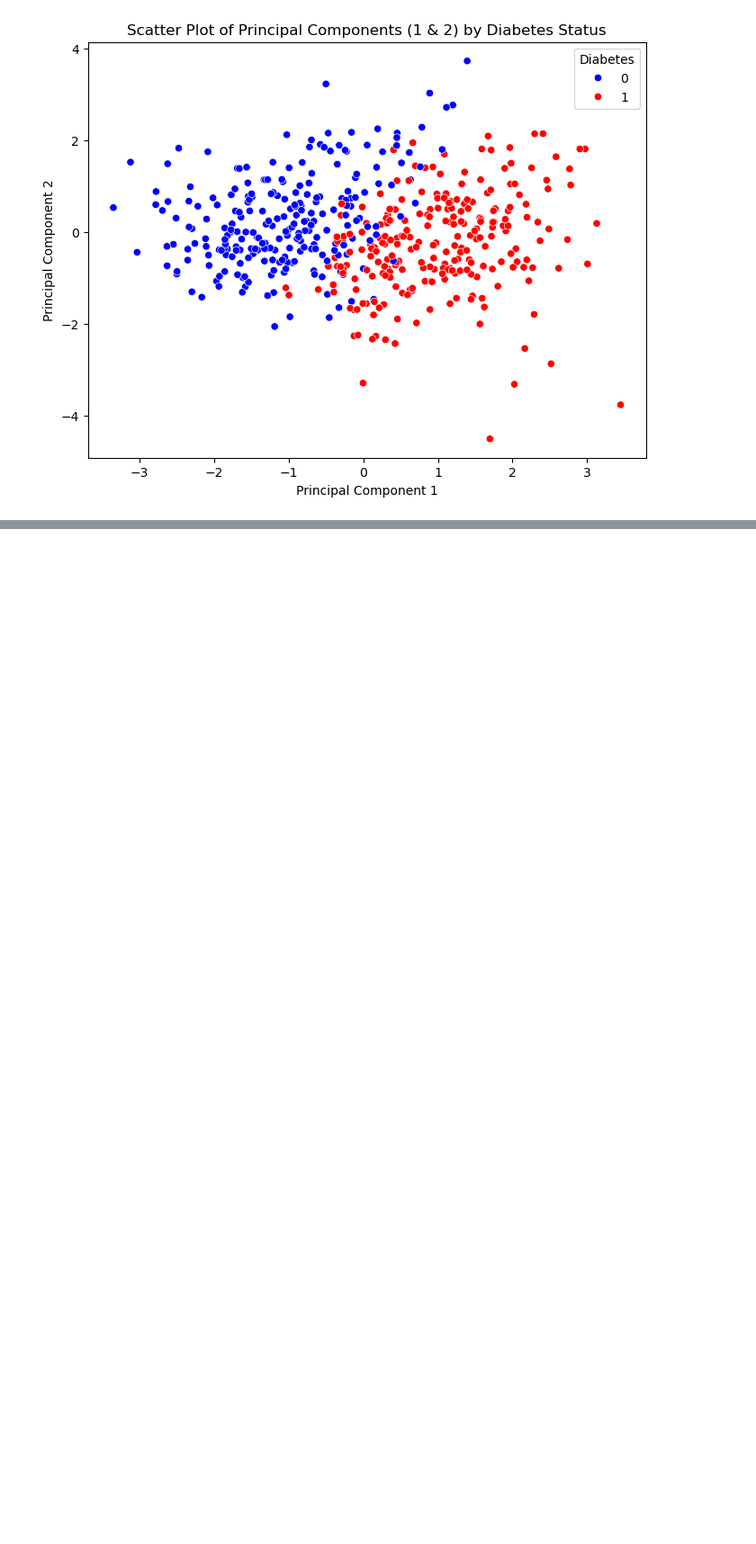
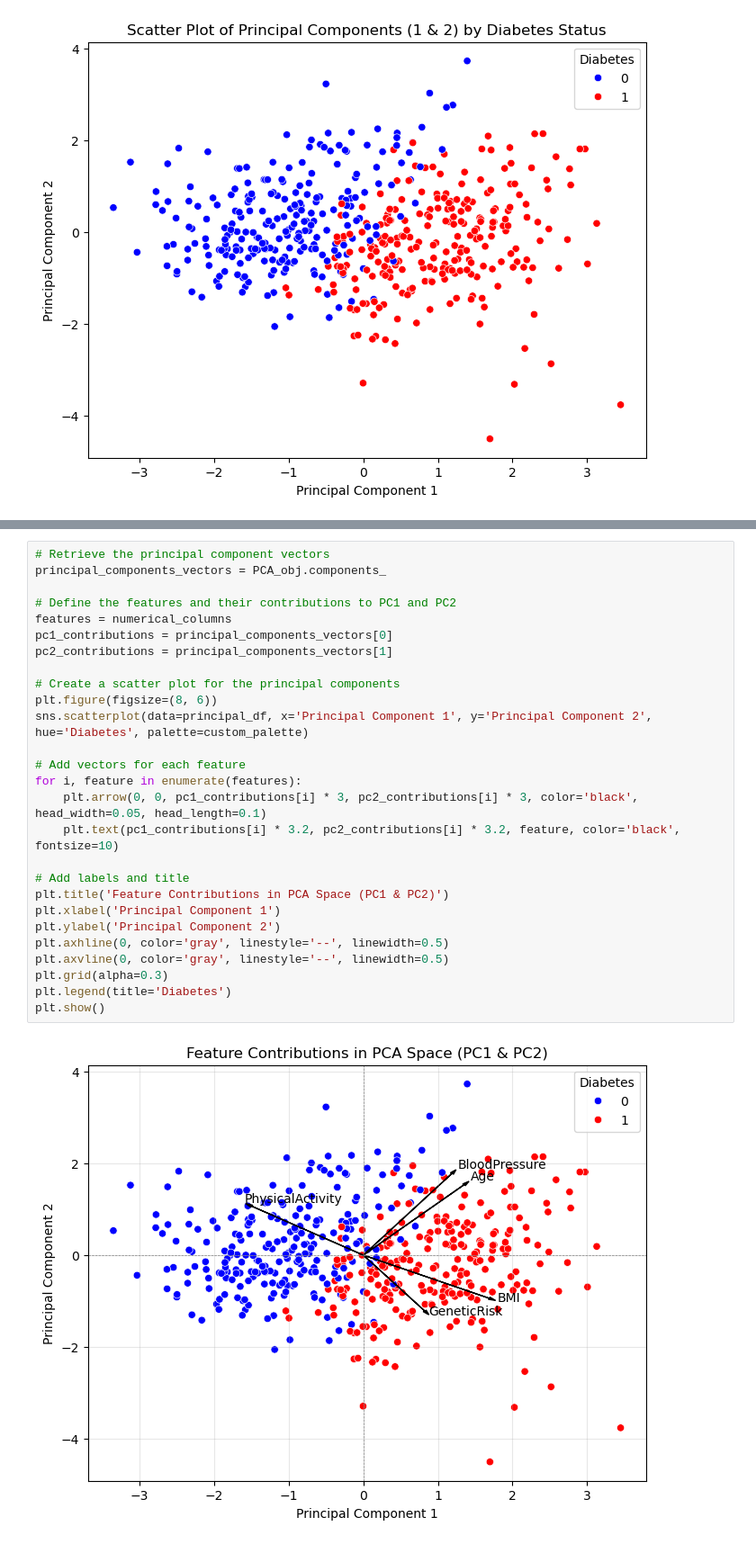
Before and after one commit to mohamd7ali/ML, a Jupyter notebook: PCA/PCA.ipynb, the cells around one changed output, grey strips where cells are left out. Shown at 90% size. Cells and saved outputs as stored; diff of their text form; blank space fills up the shorter version.

Commit message:
Visualize Eigenvectors

```diff
--- a/PCA/PCA.ipynb
+++ b/PCA/PCA.ipynb
@@ -302,0 +342,29 @@ plt.show()
+# %%
+# Retrieve the principal component vectors
+principal_components_vectors = PCA_obj.components_
+
+# Define the features and their contributions to PC1 and PC2
+features = numerical_columns
+pc1_contributions = principal_components_vectors[0]
+pc2_contributions = principal_components_vectors[1]
+
+# Create a scatter plot for the principal components
+plt.figure(figsize=(8, 6))
+sns.scatterplot(data=principal_df, x='Principal Component 1', y='Principal Component 2', hue='Diabetes', palette=custom_palette)
+
+# Add vectors for each feature
+for i, feature in enumerate(features):
+    plt.arrow(0, 0, pc1_contributions[i] * 3, pc2_contributions[i] * 3, color='black', head_width=0.05, head_length=0.1)
+    plt.text(pc1_contributions[i] * 3.2, pc2_contributions[i] * 3.2, feature, color='black', fontsize=10)
+
+# Add labels and title
+plt.title('Feature Contributions in PCA Space (PC1 & PC2)')
+plt.xlabel('Principal Component 1')
+plt.ylabel('Principal Component 2')
+plt.axhline(0, color='gray', linestyle='--', linewidth=0.5)
+plt.axvline(0, color='gray', linestyle='--', linewidth=0.5)
+plt.grid(alpha=0.3)
+plt.legend(title='Diabetes')
+plt.show()
+# %% [output]
+[figure, added]
```
Also changed, not shown: parts of 9 cells of this notebook.
